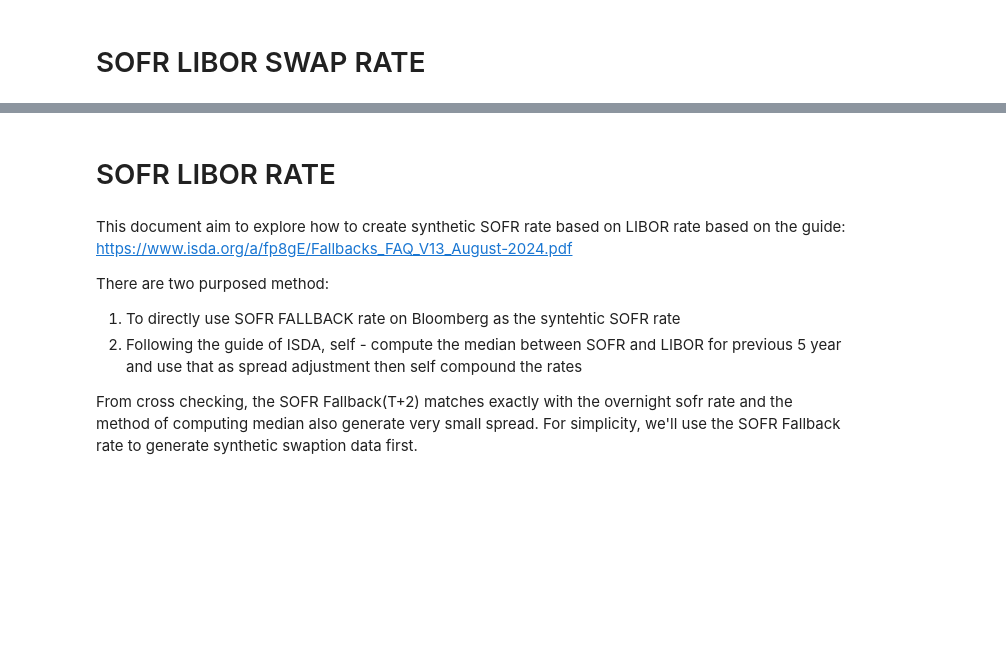
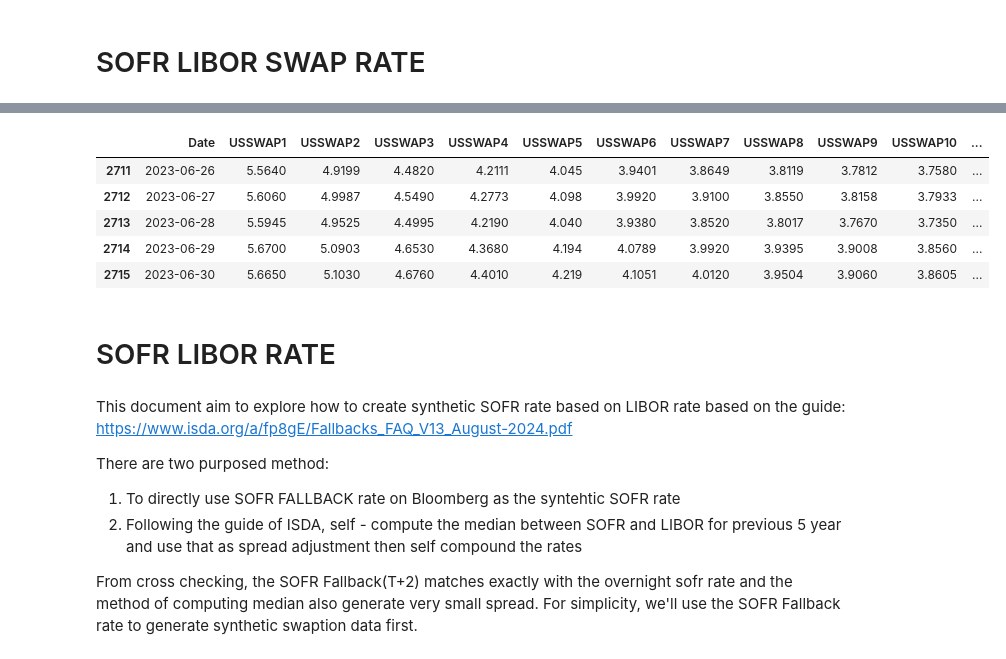
Before and after one commit to ekopen/VolGAN, a Jupyter notebook: sofr_libor_conversion.ipynb, the cells around one changed output, grey strips where cells are left out. Drawn from its saved outputs; the diff is of its cells as text; code cells hidden in the pictures; blank space fills up the shorter version.

Commit message:
add more data for the sofr full swap curve and libor full swap curve

```diff
--- a/sofr_libor_conversion.ipynb
+++ b/sofr_libor_conversion.ipynb
@@ -79,3 +62,12 @@ sofrCombinedDf.head()
+# %%
+liborCombinedDf.tail()
+# %% [output]
+|  | Date | USSWAP1 | USSWAP2 | USSWAP3 | USSWAP4 | USSWAP5 | USSWAP6 | USSWAP7 | USSWAP8 | USSWAP9 | USSWAP10 | ... |
+| 2711 | 2023-06-26 | 5.5640 | 4.9199 | 4.4820 | 4.2111 | 4.045 | 3.9401 | 3.8649 | 3.8119 | 3.7812 | 3.7580 | ... |
+| 2712 | 2023-06-27 | 5.6060 | 4.9987 | 4.5490 | 4.2773 | 4.098 | 3.9920 | 3.9100 | 3.8550 | 3.8158 | 3.7933 | ... |
+| 2713 | 2023-06-28 | 5.5945 | 4.9525 | 4.4995 | 4.2190 | 4.040 | 3.9380 | 3.8520 | 3.8017 | 3.7670 | 3.7350 | ... |
+| 2714 | 2023-06-29 | 5.6700 | 5.0903 | 4.6530 | 4.3680 | 4.194 | 4.0789 | 3.9920 | 3.9395 | 3.9008 | 3.8560 | ... |
+| 2715 | 2023-06-30 | 5.6650 | 5.1030 | 4.6760 | 4.4010 | 4.219 | 4.1051 | 4.0120 | 3.9504 | 3.9060 | 3.8605 | ... |
 # %% [markdown]
 # SOFR LIBOR RATE
 # %% [markdown]
```
Also changed, not shown: parts of 3 cells of this notebook.
